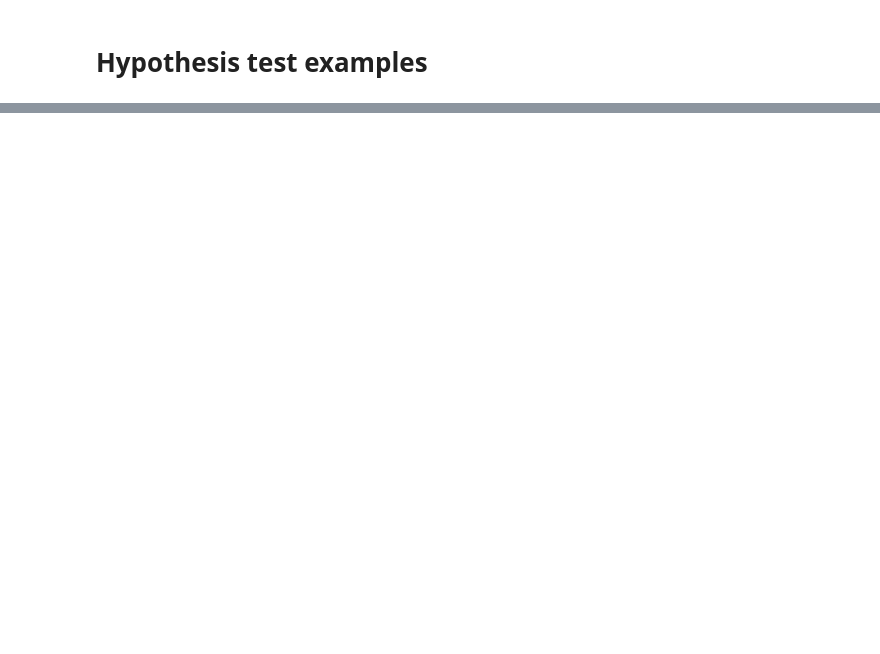
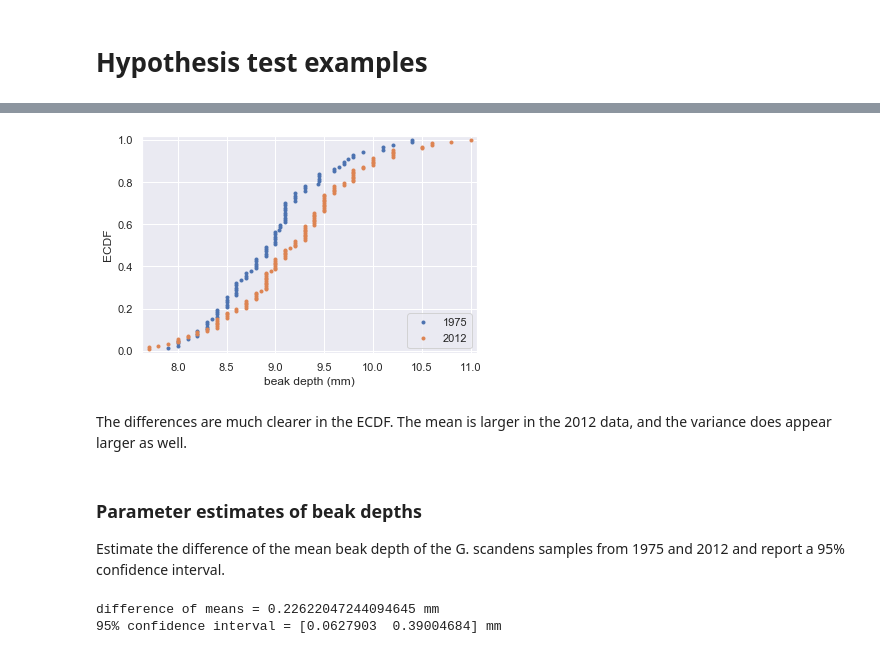
Before and after one commit to Yuleii/programming-notebook, a Jupyter notebook: statistical_thinking_in_python.ipynb, the cells around one changed output, grey strips where cells are left out. Saved outputs shown, nothing was run; the diff lists cells and outputs as text; code cells hidden in the pictures; blank space fills up the shorter version.

```diff
--- a/statistical_thinking_in_python.ipynb
+++ b/statistical_thinking_in_python.ipynb
@@ -1915,0 +2225,46 @@ p-value = 0.0043
+# %%
+# Compute ECDFs
+x_1975, y_1975 = ecdf(bd_1975)
+x_2012, y_2012 = ecdf(bd_2012)
+
+# Plot the ECDFs
+_ = plt.plot(x_1975, y_1975, marker='.', linestyle='none')
+_ = plt.plot(x_2012, y_2012, marker='.', linestyle='none')
+
+# Set margins
+plt.margins(0.02)
+
+# Add axis labels and legend
+_ = plt.xlabel('beak depth (mm)')
+_ = plt.ylabel('ECDF')
+_ = plt.legend(('1975', '2012'), loc='lower right')
+
+# Show the plot
+plt.show()
+# %% [output]
+[figure, added]
+# %% [markdown]
+The differences are much clearer in the ECDF. The mean is larger in the 2012 data, and the variance does appear larger as well.
+# %% [markdown]
+### Parameter estimates of beak depths
+Estimate the difference of the mean beak depth of the G. scandens samples from 1975 and 2012 and report a 95% confidence interval.
+# %%
+# Compute the difference of the sample means: mean_diff
+mean_diff = np.mean(bd_2012) - np.mean(bd_1975)
+
+# Get bootstrap replicates of means
+bs_replicates_1975 = draw_bs_reps(bd_1975, np.mean, 10000)
+bs_replicates_2012 = draw_bs_reps(bd_2012, np.mean, 10000)
+
+# Compute samples of difference of means: bs_diff_replicates
+bs_diff_replicates = bs_replicates_2012 - bs_replicates_1975
+
+# Compute 95% confidence interval: conf_int
+conf_int = np.percentile(bs_diff_replicates, [2.5, 97.5])
+
+# Print the results
+print('difference of means =', mean_diff, 'mm')
+print('95% confidence interval =', conf_int, 'mm')
+# %% [output]
+difference of means = 0.22622047244094645 mm
+95% confidence interval = [0.0627903  0.39004684] mm
```
Also changed, not shown: parts of 45 cells of this notebook.
